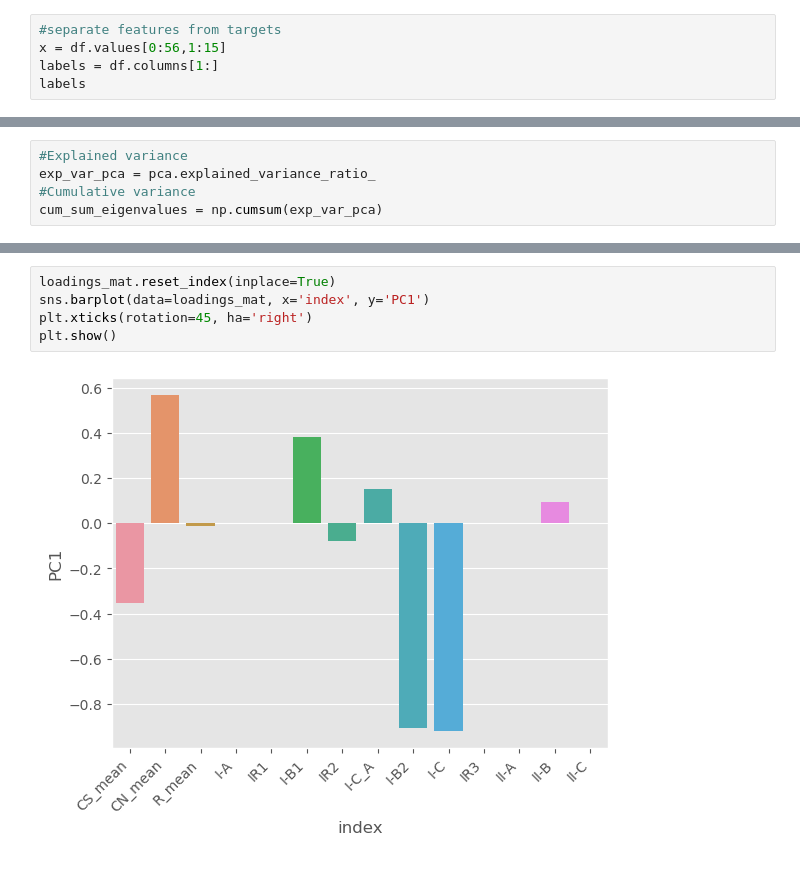
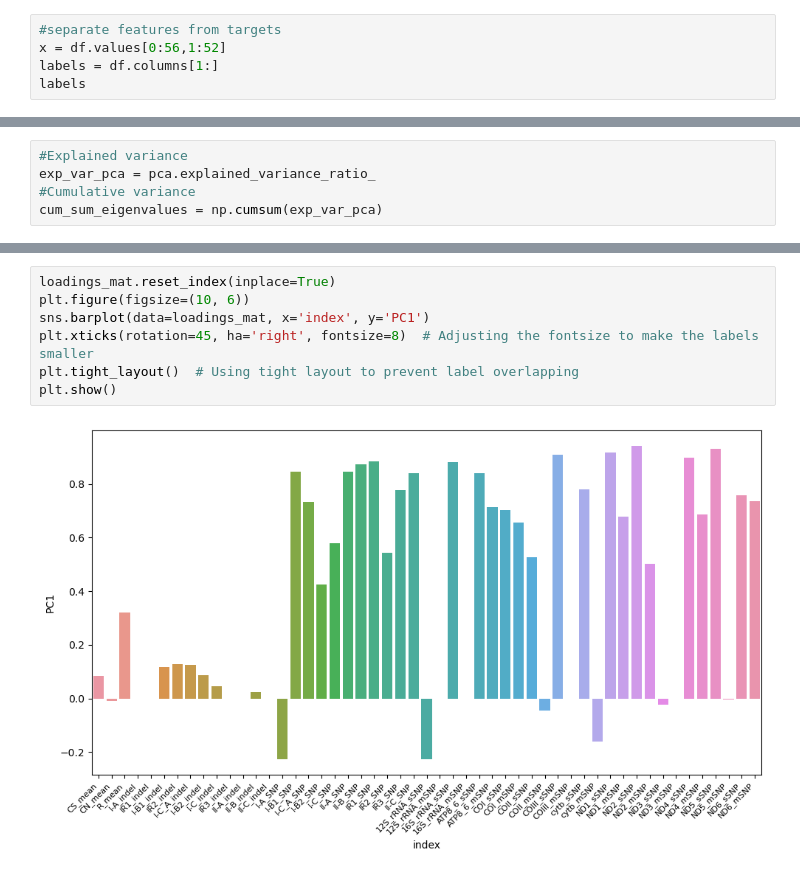
Before and after one commit to dylanwtodd/GrahamLab, a Jupyter notebook: mt_fly_PCA.ipynb, the cells around one changed output, grey strips where cells are left out. Drawn from its saved outputs; the diff is of its cells as text.

```diff
--- a/mt_fly_PCA.ipynb
+++ b/mt_fly_PCA.ipynb
@@ -12,6 +34,6 @@ df = pd.read_csv("mt_fly_pca.csv")
 # %%
 #separate features from targets
-x = df.values[0:56,1:15]
+x = df.values[0:56,1:52]
 labels = df.columns[1:]
 labels
 # %% [output]
@@ -71,7 +103,9 @@ loadings_mat
 # %%
 loadings_mat.reset_index(inplace=True)
+plt.figure(figsize=(10, 6))
 sns.barplot(data=loadings_mat, x='index', y='PC1')
-plt.xticks(rotation=45, ha='right')
+plt.xticks(rotation=45, ha='right', fontsize=8)  # Adjusting the fontsize to make the labels smaller
+plt.tight_layout()  # Using tight layout to prevent label overlapping
 plt.show()
 # %% [output]
-[figure, old version]
+[figure, new version]
```
Also changed, not shown: parts of 17 cells of this notebook, 3 other files.
